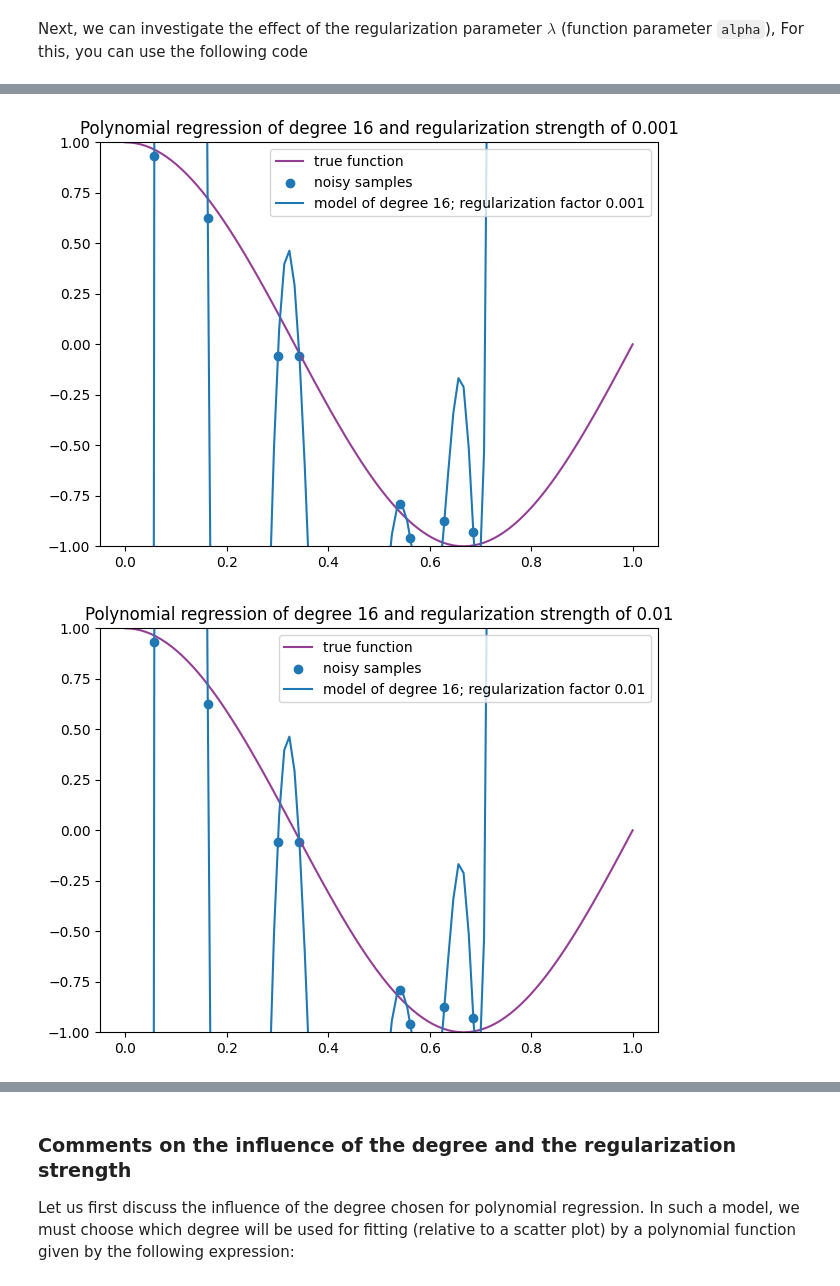
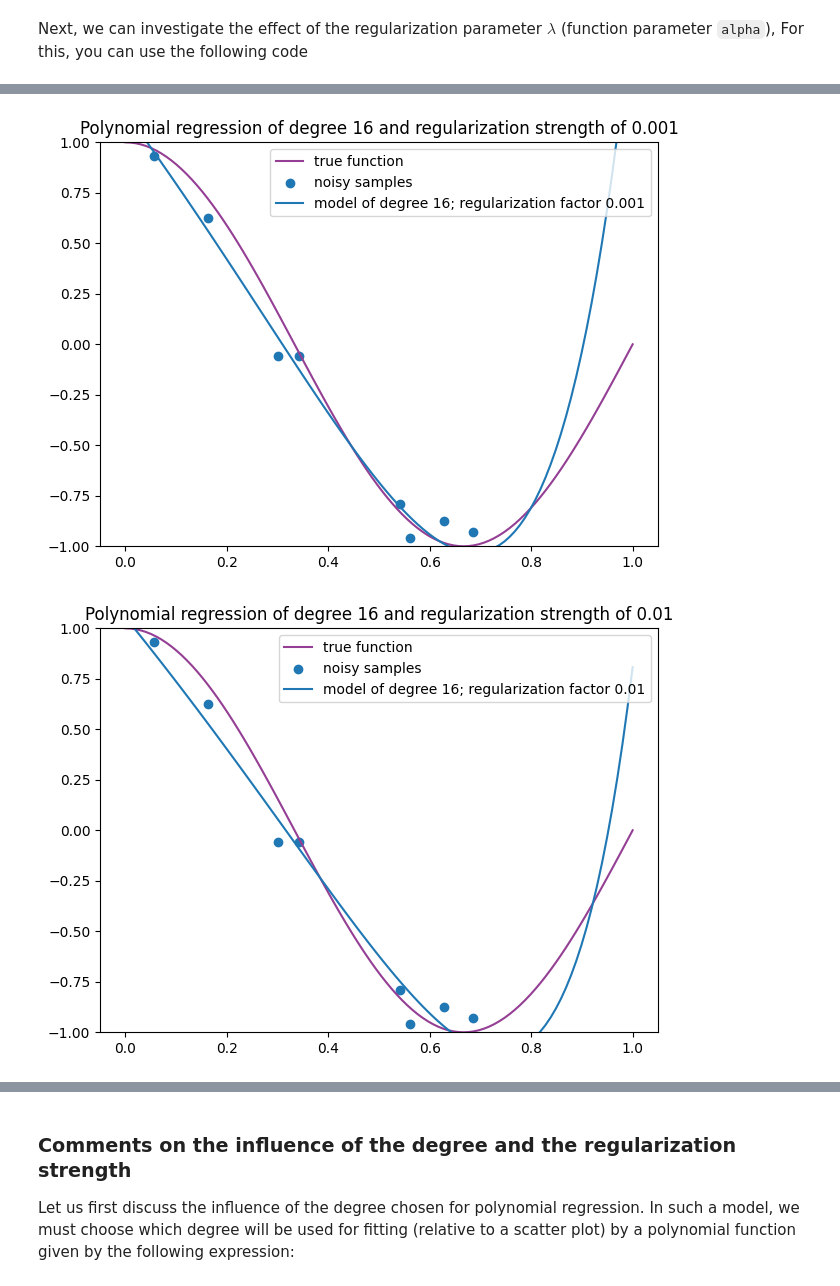
Before and after one commit to clarice-m04/modellinglab, a Jupyter notebook: theory_assignment.ipynb, the cells around one changed output, grey strips where cells are left out. Saved outputs shown, nothing was run; the diff lists cells and outputs as text; code cells hidden in the pictures.

Commit message:
correction of the code for alpha value

```diff
--- a/theory_assignment.ipynb
+++ b/theory_assignment.ipynb
@@ -388,16 +388,16 @@ for i in degrees_bis:
 
     lambda_parameter = [0, 10**-3, 10**-2, 1]
     for j in lambda_parameter:
-        polynomial_features = PolynomialFeatures(degree=1,
+        polynomial_features = PolynomialFeatures(degree=i,
                                                     include_bias=False)
-        ridge_regression = Ridge(alpha=i)
+        ridge_regression = Ridge(alpha=j)
         pipeline_ridge = Pipeline([("polynomial_features", polynomial_features),
                             ("ridge_regression", ridge_regression)])
         pipeline_ridge.fit(X[:, np.newaxis], y)
 
         plt.plot(X_test, true_function(X_test), color = "#943F94", label = "true function")
         plt.scatter(X, y, label = "noisy samples")
-        plt.plot(X_test, pipeline.predict(X_test[:, np.newaxis]), label=f"model of degree {i}; regularization factor {j}")
+        plt.plot(X_test, pipeline_ridge.predict(X_test[:, np.newaxis]), label=f"model of degree {i}; regularization factor {j}")
         plt.ylim(-1, 1)
         plt.title(f"Polynomial regression of degree {i} and regularization strength of {j}")
         plt.legend()
@@ -415,3 +415,3 @@ for i in degrees_bis:
 [figure]
-[figure, old version]
+[figure, new version]
-[figure, old version]
+[figure, new version]
```
Also changed, not shown: parts of 1 cell of this notebook.
